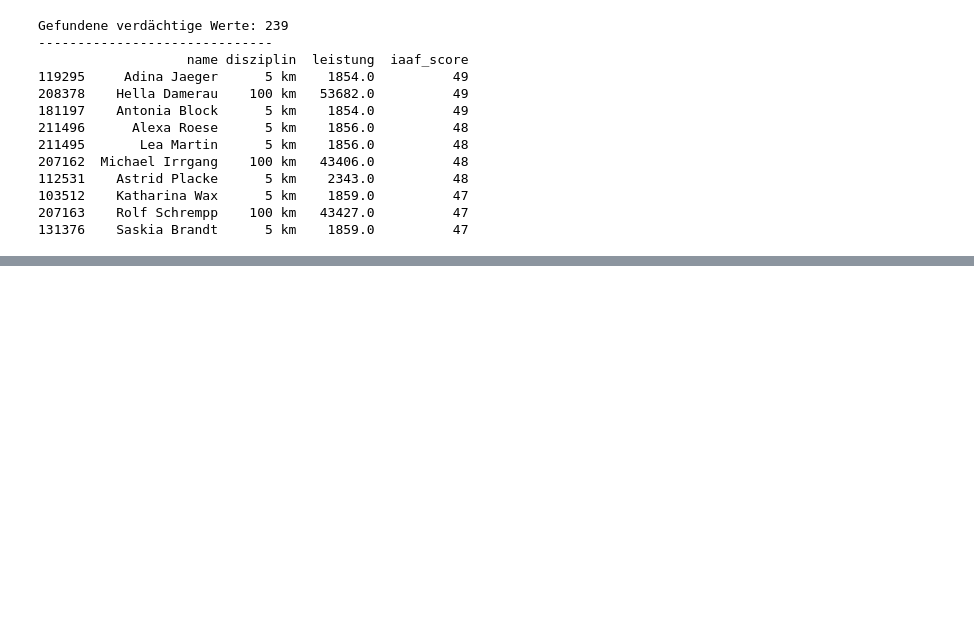
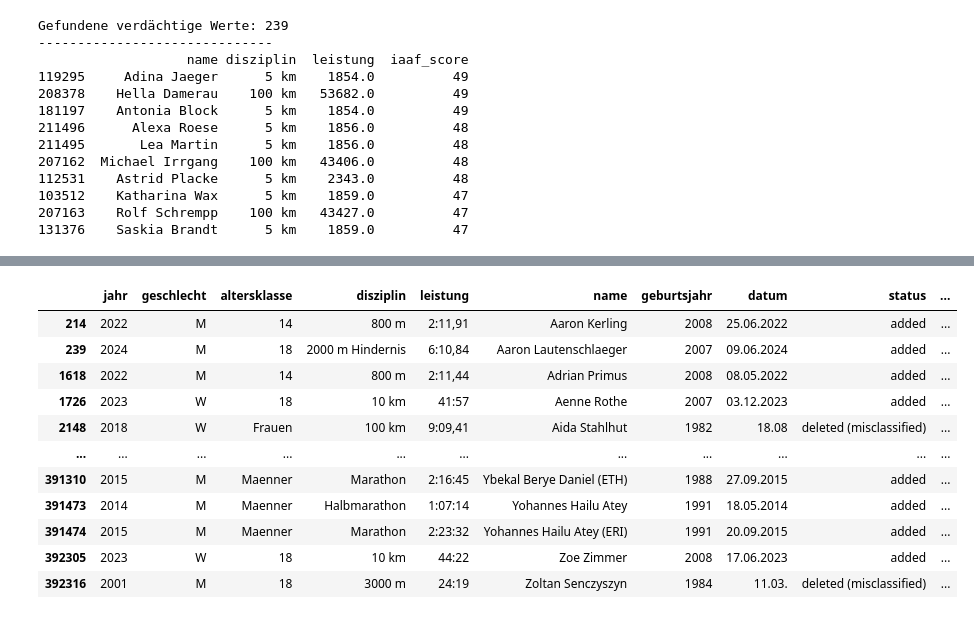
Before and after one commit to maxwernz/Data-Literacy, a Jupyter notebook: erik/erik.ipynb, the cells around one changed output, grey strips where cells are left out. Saved outputs shown, nothing was run; the diff lists cells and outputs as text; code cells hidden in the pictures; blank space fills up the shorter version.

Commit message:
final data cleaning log

```diff
--- a/erik/erik.ipynb
+++ b/erik/erik.ipynb
@@ -558,5 +558,82 @@ Gefundene verdächtige Werte: 239
 207163    Rolf Schrempp    100 km   43427.0          47
 131376    Saskia Brandt      5 km    1859.0          47
 # %%
-(0.0008086109772535849)*(37*60)*(37*60)+(37*60)*(-3.394979088225057)+3563.519547606804
+import pandas as pd
+import os
+
+#mac path
+path = '/Users/erik/Library/CloudStorage/OneDrive-Persönlich/Tübingen Studium/1. Semester/Data Literacy/Project/Data-Literacy/data_csv'
+os.chdir(path)
+
+# windows path
+#path = r'C:\Users\erikh\OneDrive\Tübingen Studium\1. Semester\Data Literacy\Project\Data-Literacy\data_csv'
+#os.chdir(path)
+
+def create_diff_no_age_report(master_path, old_path, output_filename):
+    # Prüfen, ob die Dateien wirklich da sind, bevor wir sie öffnen
+    if not os.path.exists(master_path):
+        raise FileNotFoundError(f"Die Master-Datei wurde nicht gefunden: {os.path.abspath(master_path)}")
+    if not os.path.exists(old_path):
+        # Falls 'old_data' nicht klappt, versuchen wir es direkt im Hauptordner
+        alternative_path = os.path.basename(old_path)
+        if os.path.exists(alternative_path):
+            print(f"Hinweis: Datei im Unterordner nicht gefunden, nutze Version im Hauptordner.")
+            old_path = alternative_path
+        else:
+            raise FileNotFoundError(f"Die alte Datei wurde nirgends gefunden: {old_path}")
+
+    # Dateien laden
+    df_neu = pd.read_csv(master_path, sep=';', dtype=str).fillna('')
+    df_alt = pd.read_csv(old_path, sep=';', dtype=str).fillna('')
+
+    # --- Ab hier bleibt dein Logik-Code gleich ---
+    anchor_cols = ['name', 'geburtsjahr', 'disziplin', 'datum', 'leistung']
+    output_cols = ['jahr', 'geschlecht', 'altersklasse', 'disziplin', 'leistung']
+
+    df_all = pd.merge(df_neu, df_alt, on=anchor_cols, how='outer', suffixes=('', '_alt_file'), indicator=True)
+    df_all['status'] = 'unverändert'
+    df_all['geänderte_werte_details'] = ''
+
+    df_all.loc[df_all['_merge'] == 'left_only', 'status'] = 'added'
+    df_all.loc[df_all['_merge'] == 'right_only', 'status'] = 'deleted (misclassified)'
+
+    check_cols = ['jahr', 'geschlecht', 'wind']
+    both_mask = (df_all['_merge'] == 'both')
+
+    for index, row in df_all[both_mask].iterrows():
+        changes = []
+        is_changed = False
+        for col in check_cols:
+            val_neu = str(row[col])
+            val_alt = str(row.get(f'{col}_alt_file', val_neu))
+            if val_neu != val_alt:
+                is_changed = True
+                changes.append(f"{col}: {val_alt} -> {val_neu}")
+        if is_changed:
+            df_all.at[index, 'status'] = 'changed manually'
+            df_all.at[index, 'geänderte_werte_details'] = " | ".join(changes)
+
+    for col in output_cols:
+        alt_col = f'{col}_alt_file'
+        if alt_col in df_all.columns:
+            df_all[col] = df_all[col].replace('', float('nan')).fillna(df_all[alt_col]).fillna('')
+
+    df_diff = df_all[df_all['status'] != 'unverändert'].copy()
+    final_columns = output_cols + ['name', 'geburtsjahr', 'datum', 'status', 'geänderte_werte_details']
+    df_final = df_diff[final_columns]
+
+    df_final.to_csv(output_filename, sep=';', index=False, encoding='utf-8-sig')
+    print(f"--- Bericht erstellt: {output_filename} ---")
+    return df_final
+
+# --- DATEIPFADE ---
+master = 'final_Data_iaaf_scores_neu.csv'
+
+# Falls der Fehler bestehen bleibt, ändere diese Zeile zu:
+# old = 'Data_20251201_1223.csv' (ohne old_data davor)
+old = os.path.join('old_data', 'Data_20251201_1223.csv')
+
+output = 'differenz_ohne_altersklasse.csv'
+
+create_diff_no_age_report(master, old, output)
 # %% [output]
@@ -563,0 +642,12 @@ Gefundene verdächtige Werte: 239
+|  | jahr | geschlecht | altersklasse | disziplin | leistung | name | geburtsjahr | datum | status | ... |
+| 214 | 2022 | M | 14 | 800 m | 2:11,91 | Aaron Kerling | 2008 | 25.06.2022 | added | ... |
+| 239 | 2024 | M | 18 | 2000 m Hindernis | 6:10,84 | Aaron Lautenschlaeger | 2007 | 09.06.2024 | added | ... |
+| 1618 | 2022 | M | 14 | 800 m | 2:11,44 | Adrian Primus | 2008 | 08.05.2022 | added | ... |
+| 1726 | 2023 | W | 18 | 10 km | 41:57 | Aenne Rothe | 2007 | 03.12.2023 | added | ... |
+| 2148 | 2018 | W | Frauen | 100 km | 9:09,41 | Aida Stahlhut | 1982 | 18.08 | deleted (misclassified) | ... |
+| ... | ... | ... | ... | ... | ... | ... | ... | ... | ... | ... |
+| 391310 | 2015 | M | Maenner | Marathon | 2:16:45 | Ybekal Berye Daniel (ETH) | 1988 | 27.09.2015 | added | ... |
+| 391473 | 2014 | M | Maenner | Halbmarathon | 1:07:14 | Yohannes Hailu Atey | 1991 | 18.05.2014 | added | ... |
+| 391474 | 2015 | M | Maenner | Marathon | 2:23:32 | Yohannes Hailu Atey (ERI) | 1991 | 20.09.2015 | added | ... |
+| 392305 | 2023 | W | 18 | 10 km | 44:22 | Zoe Zimmer | 2008 | 17.06.2023 | added | ... |
+| 392316 | 2001 | M | 18 | 3000 m | 24:19 | Zoltan Senczyszyn | 1984 | 11.03. | deleted (misclassified) | ... |
```
Also changed, not shown: parts of 1 cell of this notebook, 1 other file.
